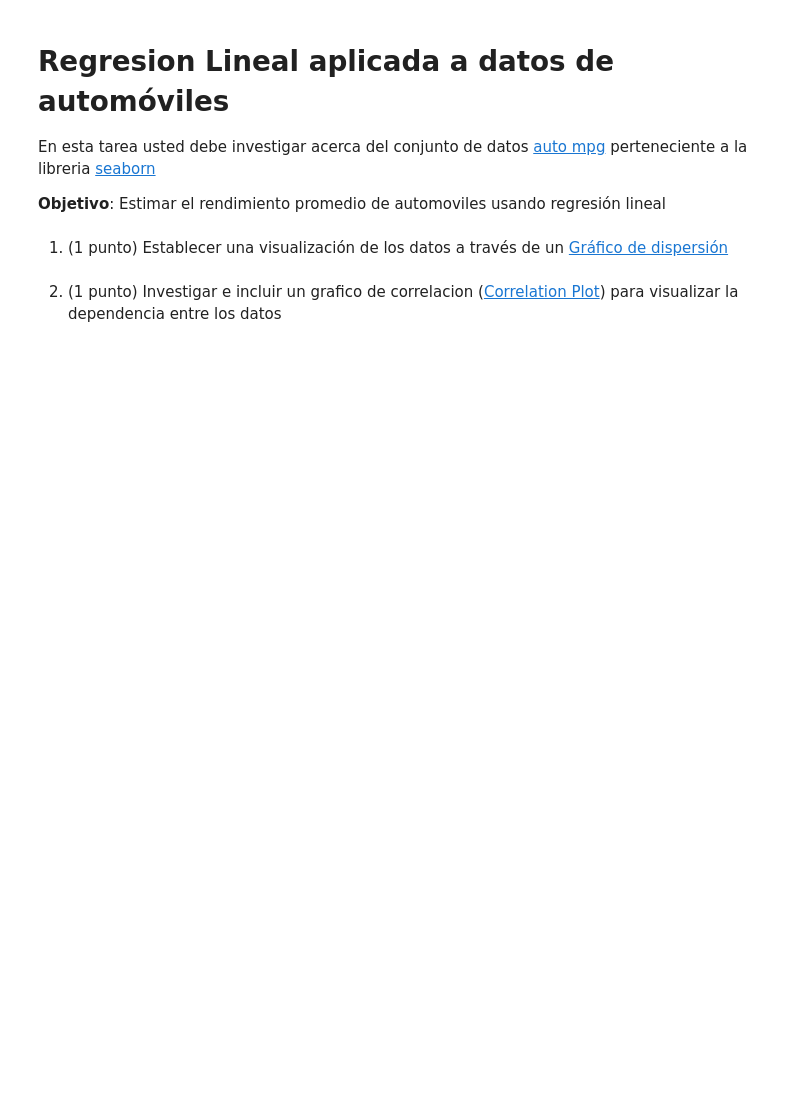
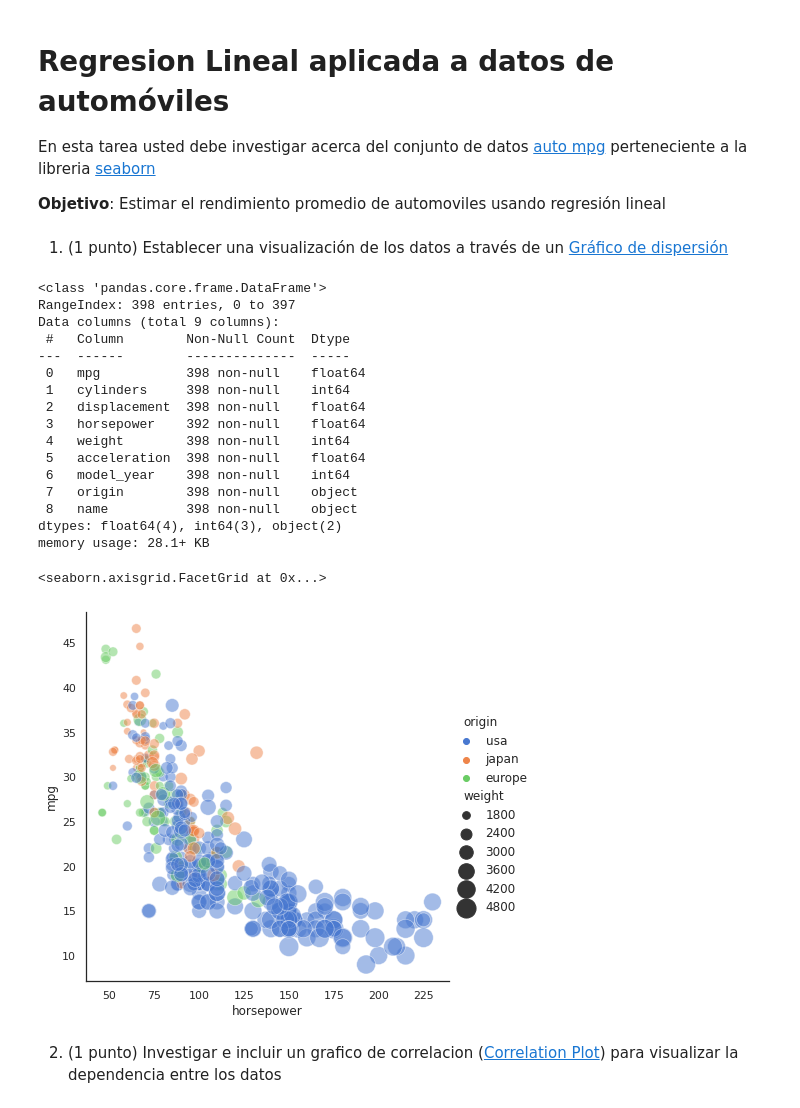
Before and after one commit to epereirasg/Curso-de-Machine-Learning, a Jupyter notebook: S07-Linear-Models/Tarea_regresion_lineal.ipynb, the cells around one changed output. Drawn from its saved outputs; the diff is of its cells as text; code cells hidden in the pictures; blank space fills up the shorter version.

```diff
--- a/S07-Linear-Models/Tarea_regresion_lineal.ipynb
+++ b/S07-Linear-Models/Tarea_regresion_lineal.ipynb
@@ -9,5 +9,46 @@ En esta tarea usted debe investigar acerca del conjunto de datos [auto mpg](http
 **Objetivo**: Estimar el rendimiento promedio de automoviles usando regresión lineal
 # %% [markdown]
 1) (1 punto) Establecer una visualización de los datos a través de un [Gráfico de dispersión](https://seaborn.pydata.org/tutorial/axis_grids.html)
+# %%
+import pandas as pd
+import numpy as np
+
+# Gráficos
+# ==============================================================================
+import matplotlib.pyplot as plt
+from matplotlib import style
+import seaborn as sns
+sns.set_theme(style="white")
+
+# Load the example mpg dataset
+mpg = sns.load_dataset("mpg")
+mpg.info()
+
+# Los gráficos de dispersión, también denominados diagramas de dispersión o scatter plots en la literatura en inglés, se utilizan para comparar los valores que toman dos variables distintas, una de las cuales se representa a lo largo del eje x y la otra a lo largo del eje y.
+# La gráfica resultante nos permite identificar visualmente la posible correlación entre las dos variables.
+
+# Plot miles per gallon against horsepower with other semantics
+sns.relplot(x="horsepower", y="mpg", hue="origin", size="weight",
+            sizes=(40, 400), alpha=.5, palette="muted",
+            height=6, data=mpg)
+# %% [output]
+<class 'pandas.core.frame.DataFrame'>
+RangeIndex: 398 entries, 0 to 397
+Data columns (total 9 columns):
+ #   Column        Non-Null Count  Dtype
+---  ------        --------------  -----
+ 0   mpg           398 non-null    float64
+ 1   cylinders     398 non-null    int64
+ 2   displacement  398 non-null    float64
+ 3   horsepower    392 non-null    float64
+ 4   weight        398 non-null    int64
+ 5   acceleration  398 non-null    float64
+ 6   model_year    398 non-null    int64
+ 7   origin        398 non-null    object
+ 8   name          398 non-null    object
+dtypes: float64(4), int64(3), object(2)
+memory usage: 28.1+ KB
+<seaborn.axisgrid.FacetGrid at 0x...>
+[figure, added]
 # %% [markdown]
 2) (1 punto) Investigar e incluir un grafico de correlacion ([Correlation Plot](https://seaborn.pydata.org/examples/many_pairwise_correlations.html)) para visualizar la dependencia entre los datos
```
Also changed, not shown: parts of 2 cells of this notebook.
